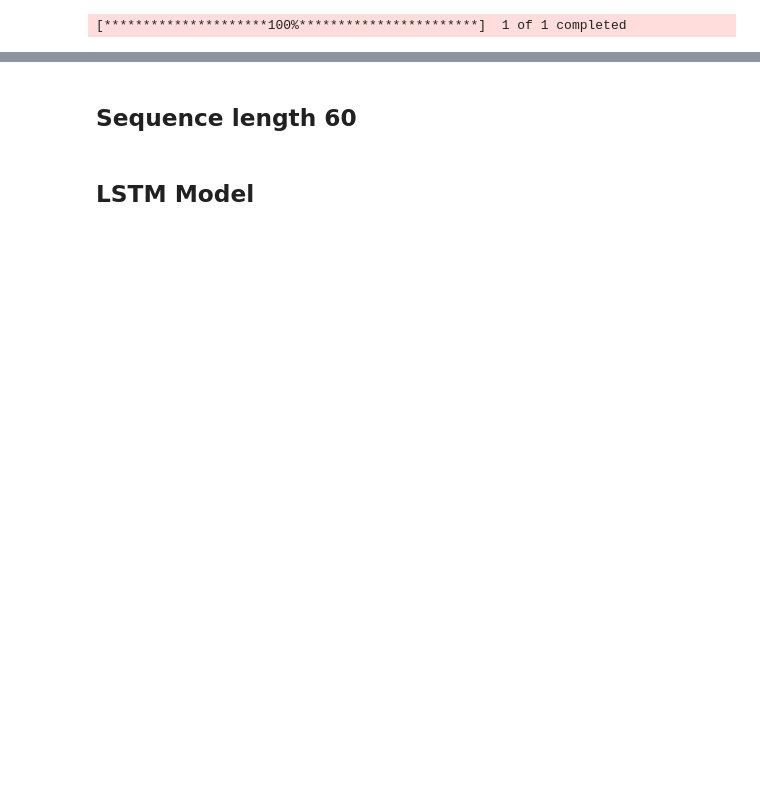
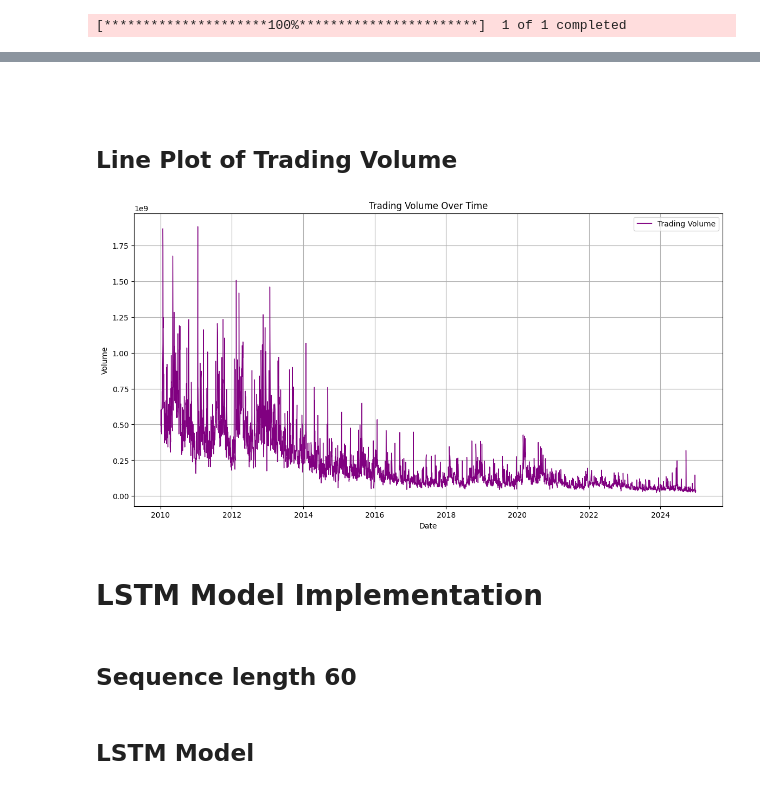
Before and after one commit to Z-Kainat/DatascienceReseachProject, a Jupyter notebook: CodeFile.ipynb, the cells around one changed output, grey strips where cells are left out. Cells and saved outputs as stored; diff of their text form; code cells hidden in the pictures; blank space fills up the shorter version.

```diff
--- a/CodeFile.ipynb
+++ b/CodeFile.ipynb
@@ -37,3 +108,22 @@ df
+# %% [markdown]
+##
+# %% [markdown]
+## **Line Plot of Trading Volume**
+# %%
+
+# Line Plot of Trading Volume
+plt.figure(figsize=(14, 7))
+plt.plot(df.index, df['Volume'], label='Trading Volume', color='purple', linewidth=1)
+plt.title('Trading Volume Over Time')
+plt.xlabel('Date')
+plt.ylabel('Volume')
+plt.grid()
+plt.legend()
+plt.show()
+# %% [output]
+[figure, added]
+# %% [markdown]
+# **LSTM Model Implementation**
 # %%
 import numpy as np
 import pandas as pd
```
Also changed, not shown: parts of 36 cells of this notebook.
